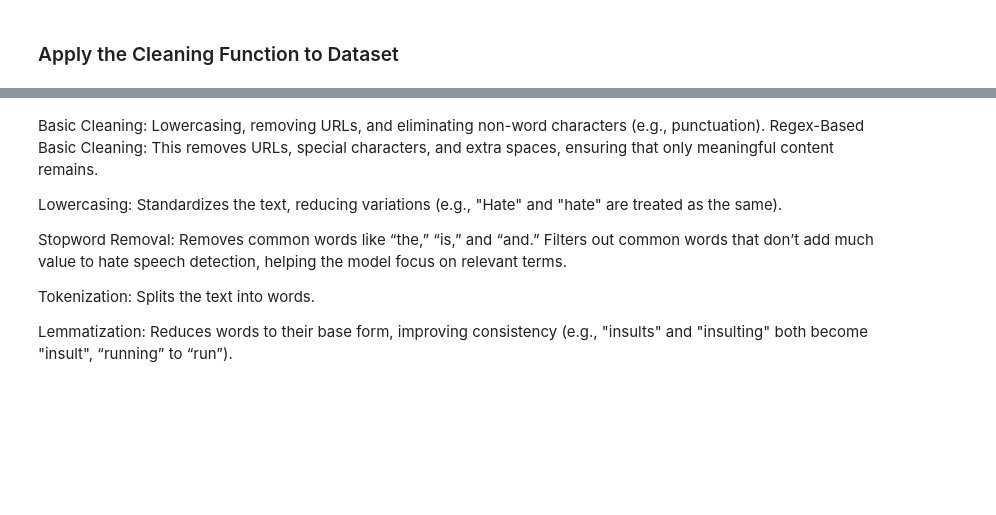
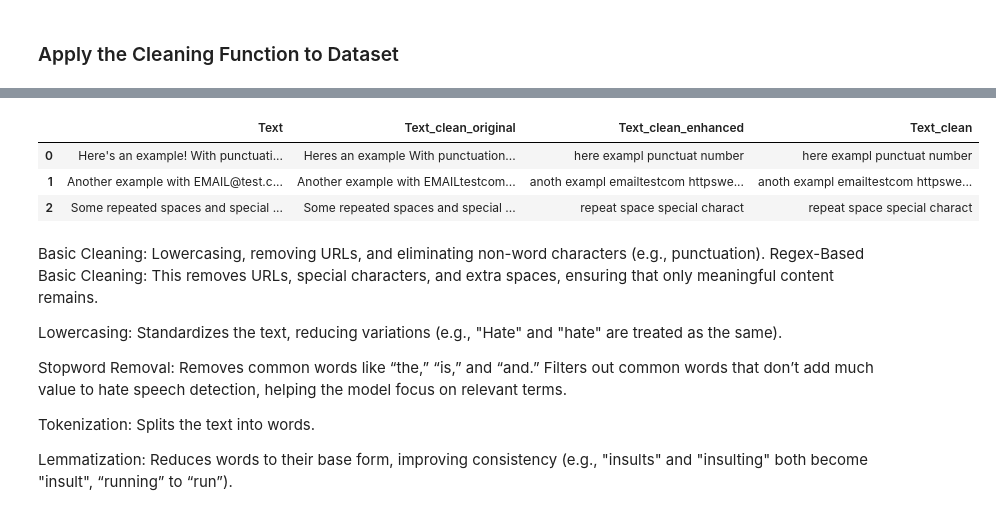
Before and after one commit to AI-School-F5-P3/NLP_Grupo3, a Jupyter notebook: notebooks/EDA.ipynb, the cells around one changed output, grey strips where cells are left out. Cells and saved outputs as stored; diff of their text form; code cells hidden in the pictures; blank space fills up the shorter version.

```diff
--- a/notebooks/EDA.ipynb
+++ b/notebooks/EDA.ipynb
@@ -260,0 +406,14 @@ print(data[['Text', 'Cleaned_Text']].head())
+# %%
+# Import necessary libraries
+import pandas as pd
+
+# Apply the cleaning to your existing DataFrame
+data_cleaned = compare_cleaning_methods(data_cleaned)
+
+# View the results
+print("\nSample of cleaned text:")
+print(data_cleaned[['Text', 'Text_clean_original', 'Text_clean_enhanced']].head())
+
+# If you want to keep only the new cleaned version:
+data_cleaned['Text_clean'] = data_cleaned['Text_clean_enhanced']
+# data_cleaned = data_cleaned.drop(['Text_clean_original', 'Text_clean_enhanced'], axis=1)
@@ -261,3 +436,10 @@ print(data[['Text', 'Cleaned_Text']].head())
+# %%
+data_cleaned
+# %% [output]
+|  | Text | Text_clean_original | Text_clean_enhanced | Text_clean |
+| 0 | Here's an example! With punctuati... | Heres an example With punctuation... | here exampl punctuat number | here exampl punctuat number |
+| 1 | Another example with EMAIL@test.c... | Another example with EMAILtestcom... | anoth exampl emailtestcom httpswe... | anoth exampl emailtestcom httpswe... |
+| 2 | Some repeated spaces and special ... | Some repeated spaces and special ... | repeat space special charact | repeat space special charact |
 # %% [markdown]
 Basic Cleaning: Lowercasing, removing URLs, and eliminating non-word characters (e.g., punctuation).
 Regex-Based Basic Cleaning: This removes URLs, special characters, and extra spaces, ensuring that only meaningful content remains.
```
Also changed, not shown: parts of 23 cells of this notebook, 16 other files.
